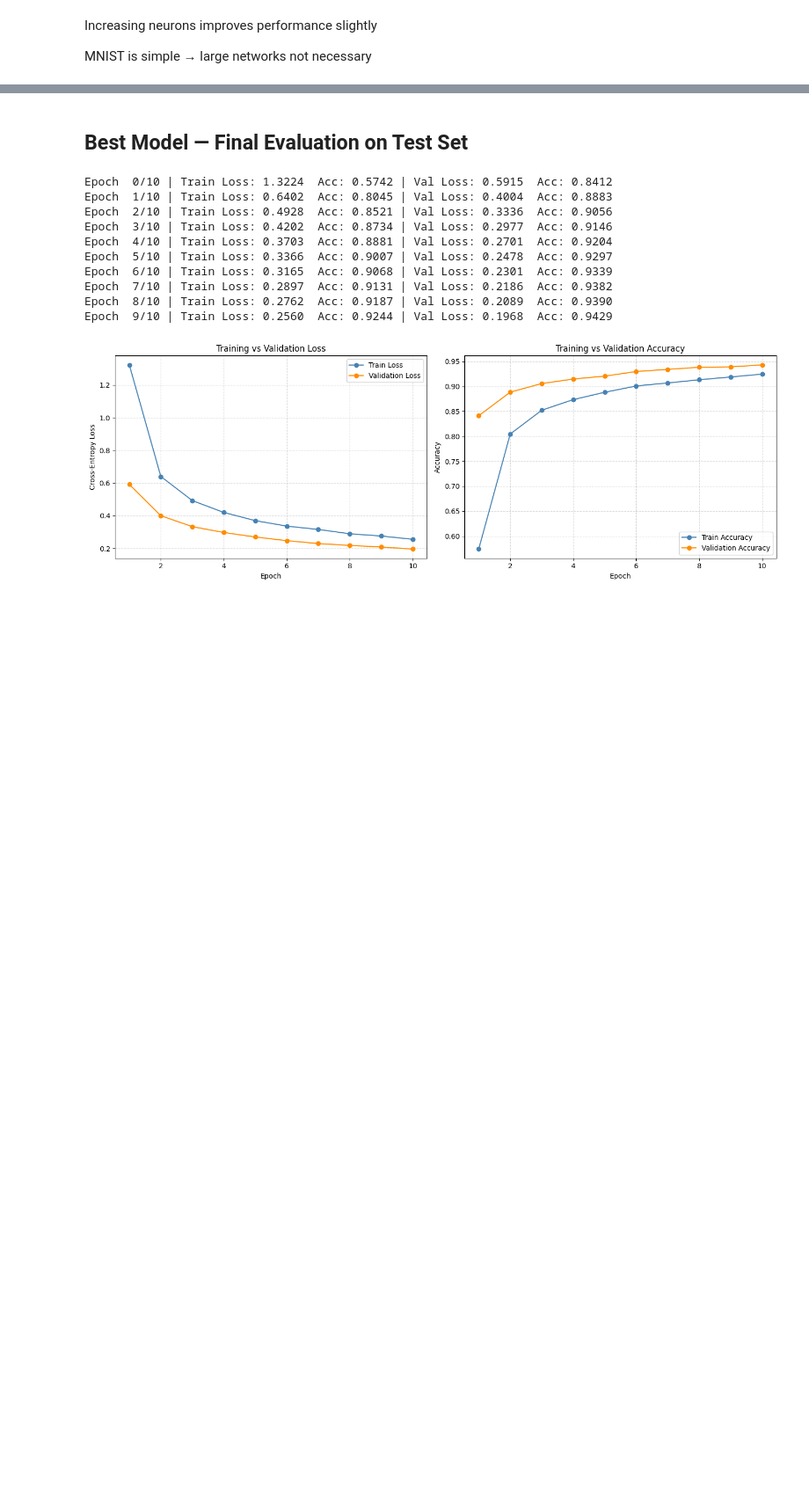
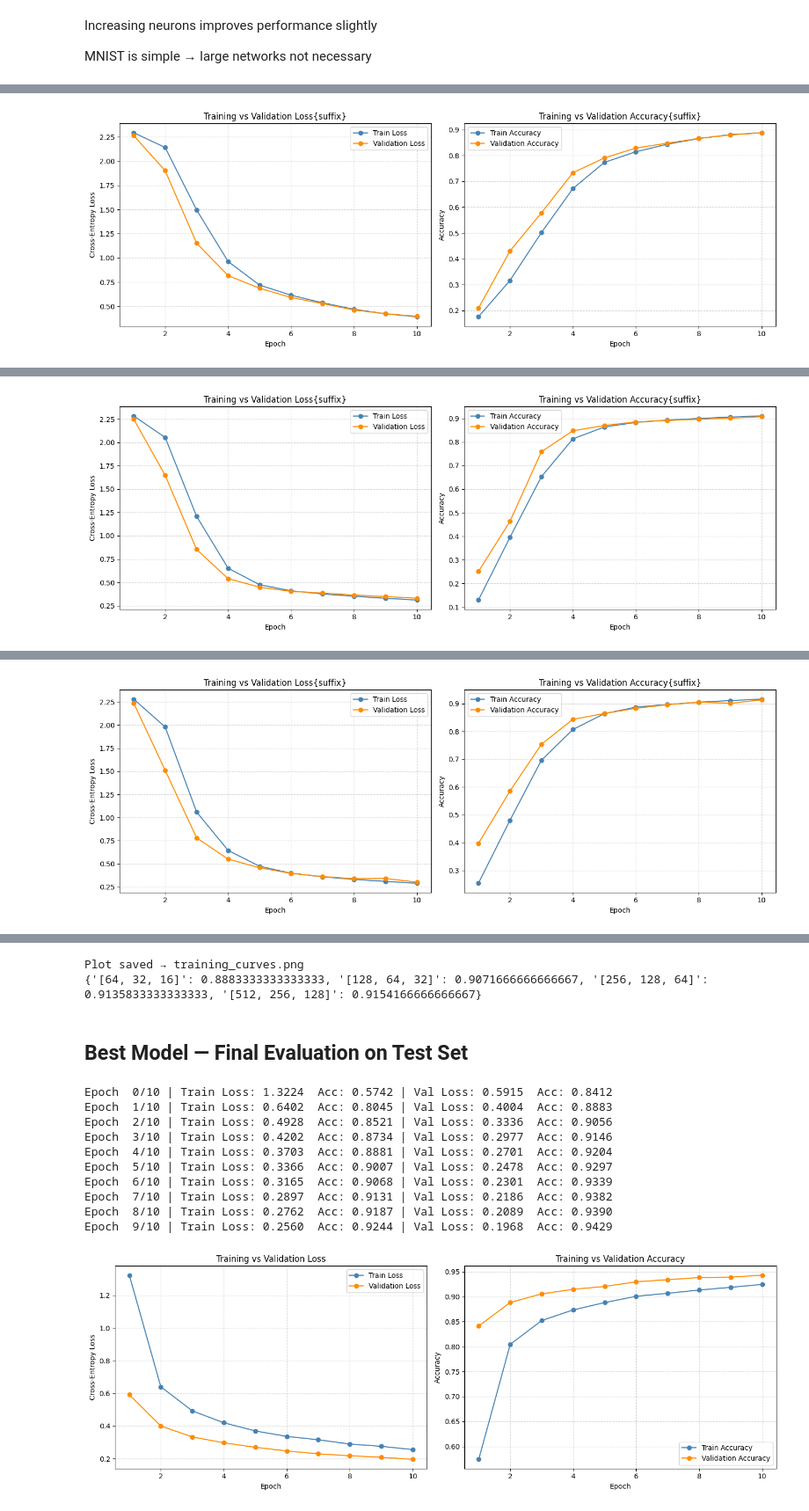
Before and after one commit to AlaaEmara17/Neural-Network-Lab, a Jupyter notebook: lab2-Analysis.ipynb, the cells around one changed output, grey strips where cells are left out. Shown at 88% size. Cells and saved outputs as stored; diff of their text form; code cells hidden in the pictures; blank space fills up the shorter version.

```diff
--- a/lab2-Analysis.ipynb
+++ b/lab2-Analysis.ipynb
@@ -509,21 +574,23 @@ Increasing neurons improves performance slightly
 
 MNIST is simple → large networks not necessary
 # %%
-def experiment_neurons(configs):
+def experiment_neurons(configs, label="neurons"):
     results = {}
 
-    for (h1, h2, h3) in configs:
-        print(f"\n-Layers: {h1}, {h2}, {h3}")
+    for sizes in configs:
+        label_str = str(sizes)
+        print(f"\n--- Architecture: {label_str} ---")
 
-        model = CustomNet(h1, h2, h3)
+        model = CustomNet(sizes)
         history = model.training_step(train_dataloader, val_dataloader, epochs=10)
+        plot_history(history, title_suffix=f"Arch {label_str}")
 
-        results[(h1, h2, h3)] = history["val_acc"][-1]
+        results[label_str] = history["val_acc"][-1]
 
     return results
 
-configs = [(64,32,16), (128,64,32), (256,128,64), (512,256,128)]
-neuron_results = experiment_neurons(configs)
+configs = [[64, 32, 16], [128, 64, 32], [256, 128, 64], [512, 256, 128]]
+neuron_results = experiment_neurons(configs, label="width")
 
 print(neuron_results)
 # %% [output]
@@ -537,0 +608 @@ print(neuron_results)
+[figure, added]
@@ -537,0 +622 @@ print(neuron_results)
+[figure, added]
@@ -537,0 +636 @@ print(neuron_results)
+[figure, added]
@@ -538,3 +651,5 @@ print(neuron_results)
+Plot saved → training_curves.png
+{'[64, 32, 16]': 0.8883333333333333, '[128, 64, 32]': 0.9071666666666667, '[256, 128, 64]': 0.9135833333333333, '[512, 256, 128]': 0.9154166666666667}
 # %% [markdown]
 ## Best Model — Final Evaluation on Test Set
 # %%
```
Also changed, not shown: parts of 9 cells of this notebook.
